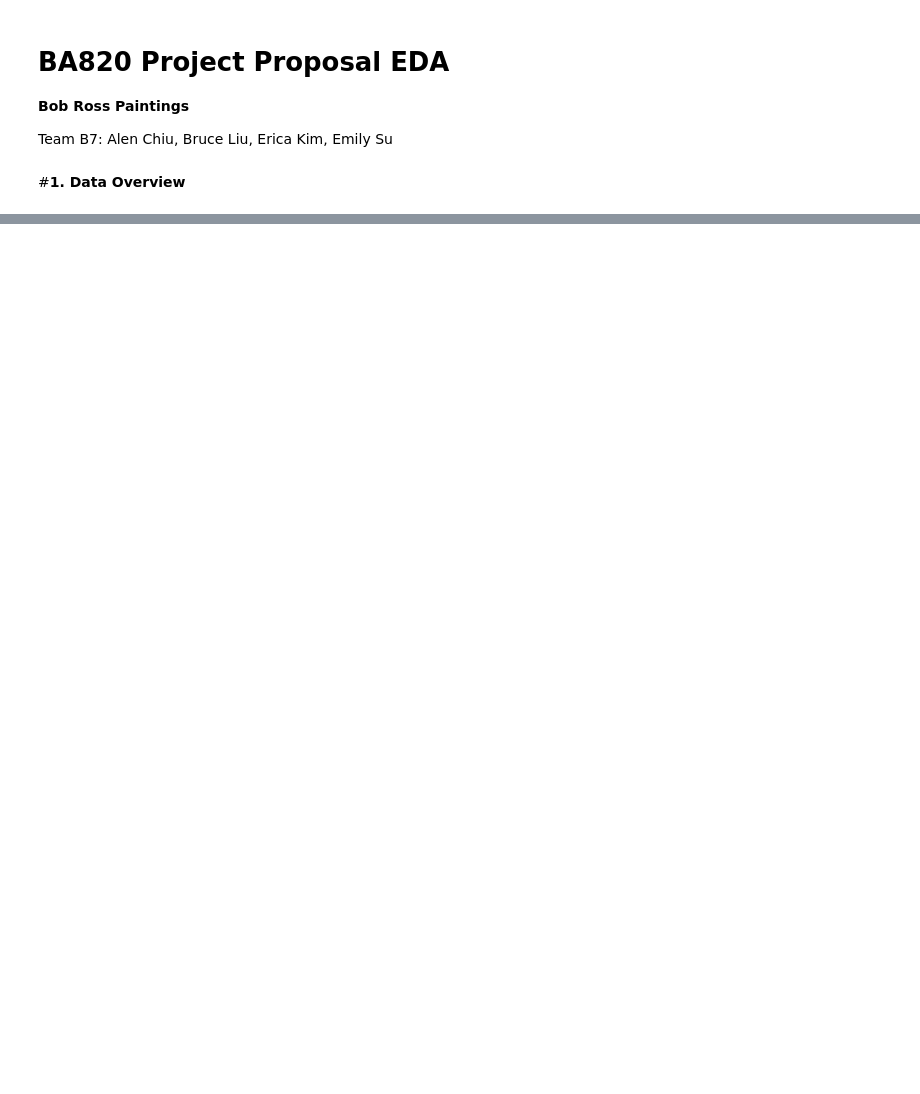
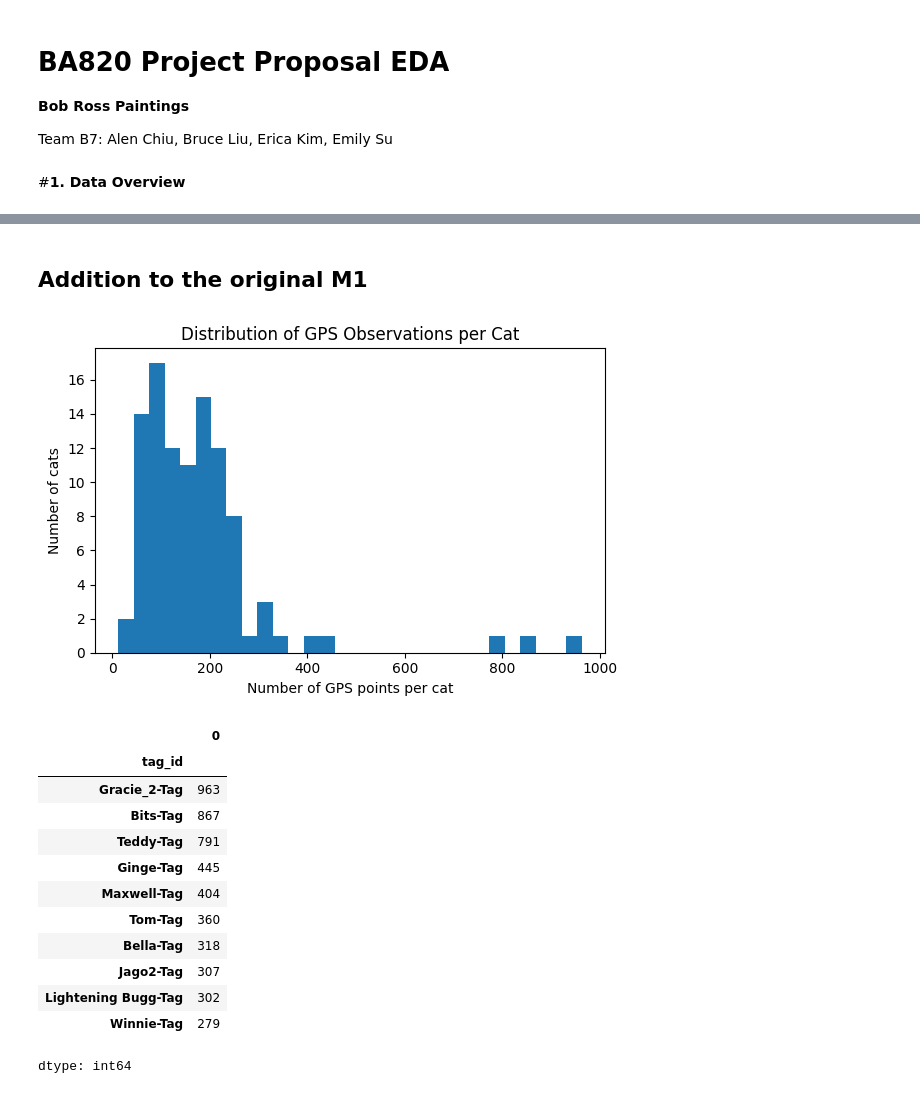
Before and after one commit to liubruce11/BA820-TeamB7, a Jupyter notebook: M2_Emily_Su_Q3.ipynb, the cells around one changed output, grey strips where cells are left out. Drawn from its saved outputs; the diff is of its cells as text; code cells hidden in the pictures; blank space fills up the shorter version.

```diff
--- a/M2_Emily_Su_Q3.ipynb
+++ b/M2_Emily_Su_Q3.ipynb
@@ -350,0 +45,2 @@ plt.show()
+# %%
+cats_uk_clean = cats_uk.dropna(subset=["timestamp", "location_lat", "location_long"]).copy()
@@ -350,0 +62,29 @@ plt.show()
+# %% [markdown]
+## Addition to the original M1
+# %%
+points_per_cat = cats_uk_clean.groupby("tag_id").size().sort_values(ascending=False)
+
+plt.figure(figsize=(6,4))
+plt.hist(points_per_cat, bins=30)
+plt.xlabel("Number of GPS points per cat")
+plt.ylabel("Number of cats")
+plt.title("Distribution of GPS Observations per Cat")
+plt.tight_layout()
+plt.show()
+
+points_per_cat.head(10)
+# %% [output]
+[figure, added]
+|  | 0 |
+| tag_id |  |
+| Gracie_2-Tag | 963 |
+| Bits-Tag | 867 |
+| Teddy-Tag | 791 |
+| Ginge-Tag | 445 |
+| Maxwell-Tag | 404 |
+| Tom-Tag | 360 |
+| Bella-Tag | 318 |
+| Jago2-Tag | 307 |
+| Lightening Bugg-Tag | 302 |
+| Winnie-Tag | 279 |
+dtype: int64
```
Also changed, not shown: parts of 55 cells of this notebook.
